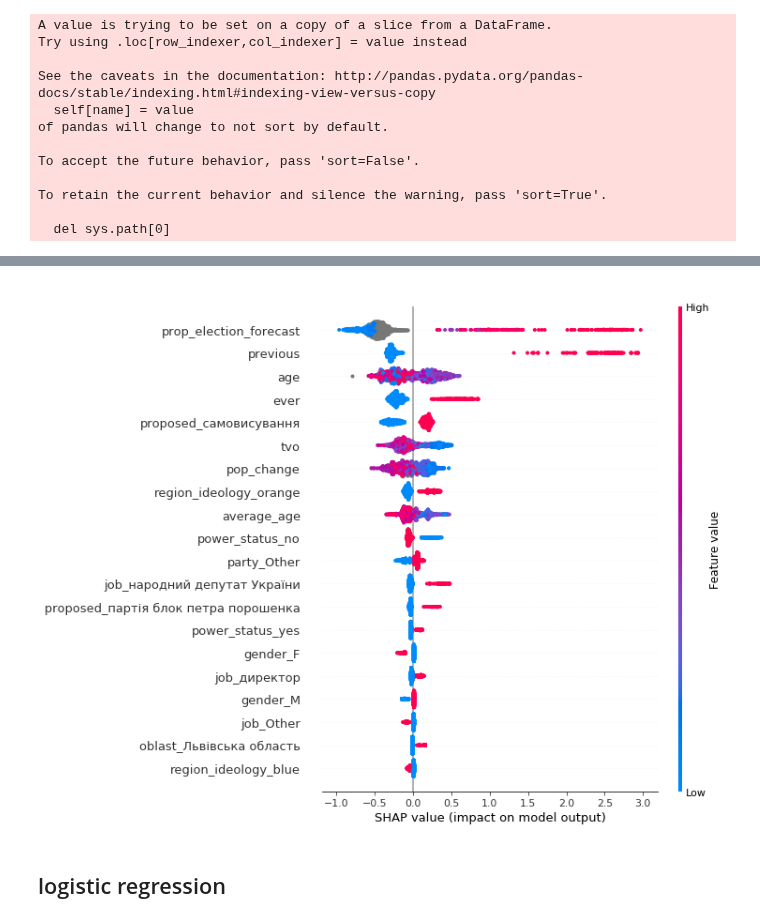
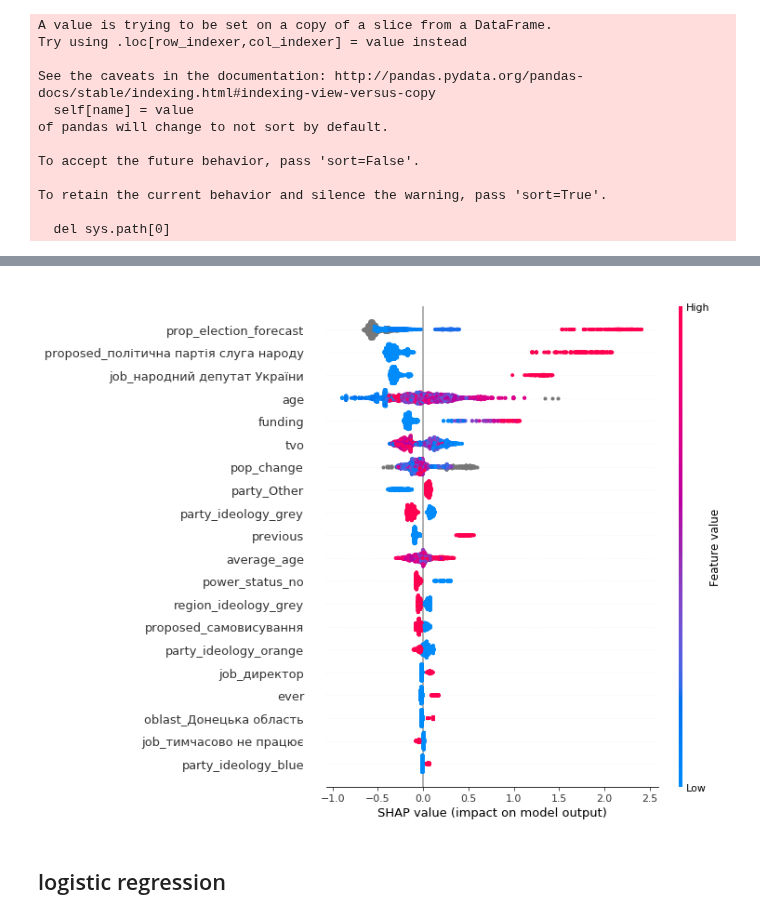
Before and after one commit to texty/parliamentary_elections_forecasting_2019, a Jupyter notebook: h2o.ipynb, the cells around one changed output, grey strips where cells are left out. Saved outputs shown, nothing was run; the diff lists cells and outputs as text; code cells hidden in the pictures.

```diff
--- a/h2o.ipynb
+++ b/h2o.ipynb
@@ -1273,7 +1273,7 @@ class ModelDescr():
         pl.savefig(name)
 # %%
 model_check = ModelDescr()
-model_check.set_data(df_total, 2014)
+model_check.set_data(df_total, 2019)
 # %% [output]
 A value is trying to be set on a copy of a slice from a DataFrame.
 Try using .loc[row_indexer,col_indexer] = value instead
@@ -1282,9 +1282,9 @@ See the caveats in the documentation: http://pandas.pydata.org/pandas-docs/stabl
 done data split
 [interactive output not drawn]
 # %%
-model_check.plot_shap_summary_plot_violine(name='summary_plot_')
+model_check.plot_shap_summary_plot_violine(name='plot/summary_plot_2019.png')
 # %% [output]
-[figure, old version]
+[figure, new version]
 # %%
 # shap.force_plot(explainer.expected_value, shap_values[:1000,:], train.iloc[:1000,:])
 # %%
```
Also changed, not shown: 1 other file.
